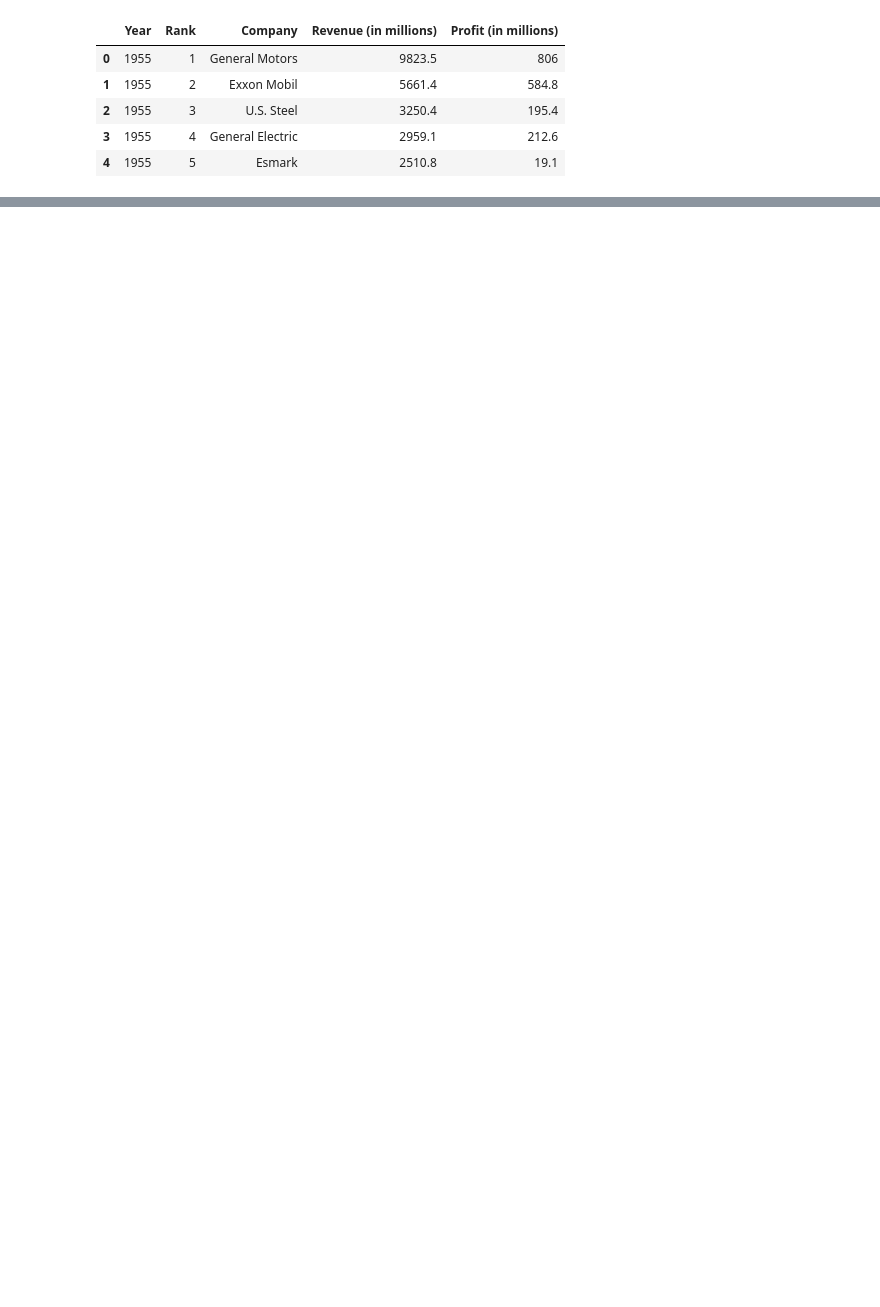
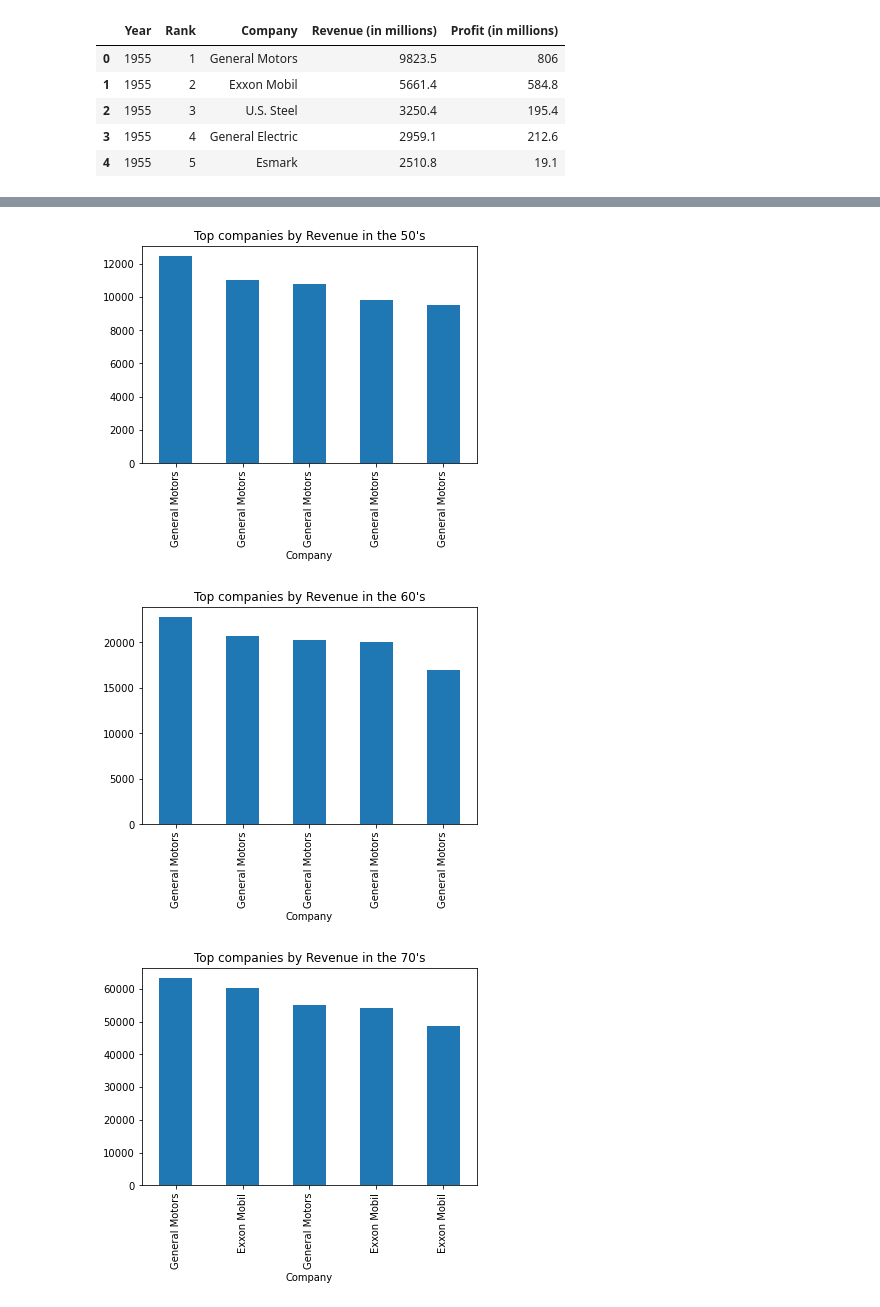
Before and after one commit to Rfg2048/DVC, a Jupyter notebook: DVC.ipynb, the cells around one changed output, grey strips where cells are left out. Cells and saved outputs as stored; diff of their text form; code cells hidden in the pictures; blank space fills up the shorter version.

```diff
--- a/DVC.ipynb
+++ b/DVC.ipynb
@@ -44,2 +19,2 @@ df.head(20)
-# %%
-df['Decade'] = df['Year'].dt.year // 10*10
+# %%
+df['Decade'] = df['Year'] // 10*10
@@ -45,0 +33,2 @@ df['Decade'] = df['Year'].dt.year // 10*10
+# %%
+top_cmp_decade = df.groupby(['Decade']).apply(lambda x: x.nlargest(5, 'Revenue (in millions)'))
@@ -45,0 +58,2 @@ df['Decade'] = df['Year'].dt.year // 10*10
+# %%
+top_cmp_decade = top_cmp_decade.reset_index(drop=True)
@@ -45,0 +80,8 @@ df['Decade'] = df['Year'].dt.year // 10*10
+# %%
+for decade, group in top_cmp_decade.groupby('Decade'):
+    group.plot(x='Company', y='Revenue (in millions)', kind='bar', legend = False)
+    plt.title(f'Top companies by Revenue in the {str(decade)[-2:]}\'s')
+# %% [output]
+[figure, added]
+[figure, added]
+[figure, added]
```
Also changed, not shown: parts of 11 cells of this notebook.
